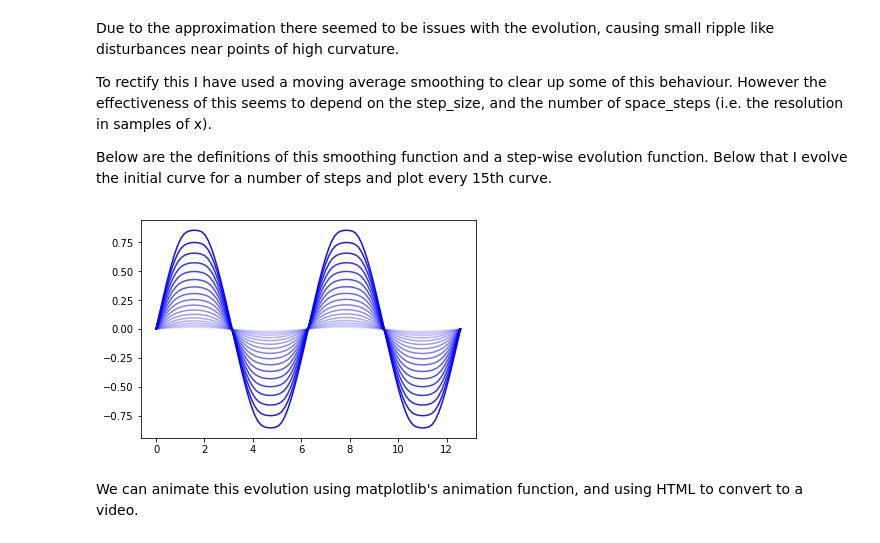
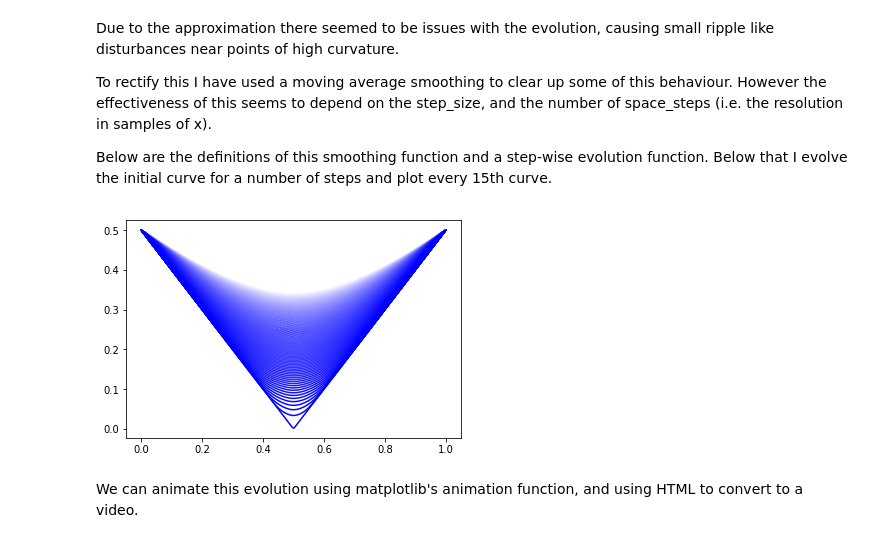
Before and after one commit to bwdGitHub/CurveShorteningFlow, a Jupyter notebook: Curve Shortening Flow.ipynb, the cells around one changed output. Saved outputs shown, nothing was run; the diff lists cells and outputs as text; code cells hidden in the pictures.

Commit message:
Made a Lipschitz graph evolve. Step size is key to not breaking the approximation

```diff
--- a/Curve Shortening Flow.ipynb
+++ b/Curve Shortening Flow.ipynb
@@ -48,7 +48,7 @@ and $x_i, t_j$ are grids over $[0,1]$ and $[0,T)$ for some final time $T$. We ne
 $$ \texttt{y[:,0]} = f(\texttt{x[:,0]})$$
 # %%
 def initialise_graph(f,x_left_boundary = 0, x_right_boundary = 1,
-                     space_steps = 100, time_steps = 300):
+                     space_steps = 200, time_steps = 1000):
     # initialise arrays
     x = np.zeros((space_steps, time_steps))
     y = np.zeros((space_steps, time_steps))
@@ -57,8 +57,11 @@ def initialise_graph(f,x_left_boundary = 0, x_right_boundary = 1,
     y[:,0] = f(x[:,0])
     return x,y
 
+def f(x):
+    return np.abs(x-0.5)
+
 # sine-wave example
-x,y = initialise_graph(np.sin, x_left_boundary = 0, x_right_boundary = 4*np.pi)
+x,y = initialise_graph(f, x_left_boundary = 0, x_right_boundary = 1)
 plt.plot(x[:,0], y[:,0])
 plt.show()
 # %% [output]
@@ -75,8 +78,6 @@ As such we need to divide np.gradient(y) by np.gradient(x) to get $y'$. Similarl
 def approximate_tangent(x,y):
     dx = np.gradient(x)
     dy = np.gradient(y)
-    # chain rule
-    dy = dy/dx
     normalisation = np.sqrt(np.power(dx,2)+np.power(dy,2))
     return dx/normalisation, dy/normalisation
 
@@ -101,17 +102,16 @@ Note that in the curvature vector plot below I have attempted to make the plot c
 def approximate_curvature(x,y):
     dx = np.gradient(x)
     dy = np.gradient(y)
-    dy = dy/dx
     ddx = np.gradient(dx)
     ddy = np.gradient(dy)
-    ddy = ddy/dx
     kappa = (dx*ddy + ddx * dy)/np.power(np.power(dx,2)+np.power(dy,2),3/2)
     return kappa
 
 k = approximate_curvature(x[:,0], y[:,0])
-k_temp = k/np.power(np.abs(k), 0.7)
 
-plt.quiver(x[0:-1:3,0],y[0:-1:3,0], k_temp[0:-1:3]*nx[0:-1:3], k_temp[0:-1:3]*ny[0:-1:3])
+#k_temp = k/np.power(np.abs(k), 0.7)
+
+plt.quiver(x[:,0],y[:,0], k*nx, k*ny)
 plt.plot(x[:,0], y[:,0])
 plt.show()
 # %% [output]
@@ -125,38 +125,40 @@ Below are the definitions of this smoothing function and a step-wise evolution f
 # %%
 def ma_smooth(x, window_size = 2):
     for i in range(window_size, len(x)-window_size):
         smooth = x[i]
         for j in range(window_size):
             smooth += x[i-j]
             smooth += x[i+j]
         x[i] = smooth/(2*window_size + 1)
     x[1] = (x[0]+x[2])/2
     x[-2] = (x[-3]+x[-1])/2
 
 
 def evolve(x,y, step_size=1):
     # evolution
     nx, ny = approximate_normal(x,y)
     k = approximate_curvature(x,y)
     x_new = x + step_size*nx*k
     y_new = y + step_size*ny*k
     # smooth x,y
-    ma_smooth(x_new,2)
-    ma_smooth(y_new,2)
+    ma_smooth(x_new,3)
+    ma_smooth(y_new,3)
     # re-fix boundaries
     x_new[0] = x[0]
     x_new[-1] = x[-1]
     y_new[0] = y[0]
     y_new[-1] = y[-1]
     return x_new, y_new
 
-for i in range(1,300):
-    x[:,i], y[:,i] = evolve(x[:,i-1], y[:,i-1], step_size=0.0003)
-    if i%15==0:
-        plt.plot(x[:,i], y[:,i], c = 'b', alpha = 1-(i/300))
+
+plt.plot(x[:,0],y[:,0], c='b', alpha = 1)
+for i in range(1,1000):
+    x[:,i], y[:,i] = evolve(x[:,i-1], y[:,i-1], step_size=0.00007)
+    if i%10==0:
+        plt.plot(x[:,i], y[:,i], c = 'b', alpha = 1-(i/1000))
 plt.show()
 # %% [output]
-[figure, old version]
+[figure, new version]
 # %% [markdown]
 We can animate this evolution using matplotlib's animation function, and using HTML to convert to a video.
 # %%
```
Also changed, not shown: parts of 5 cells of this notebook.
